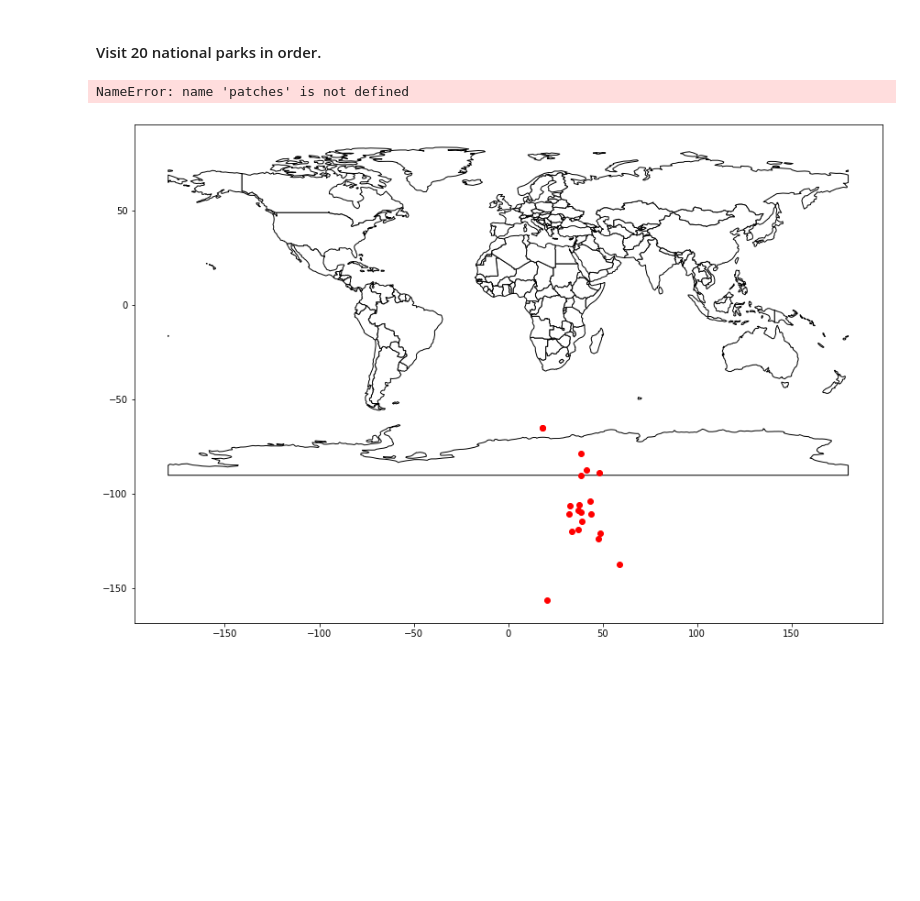
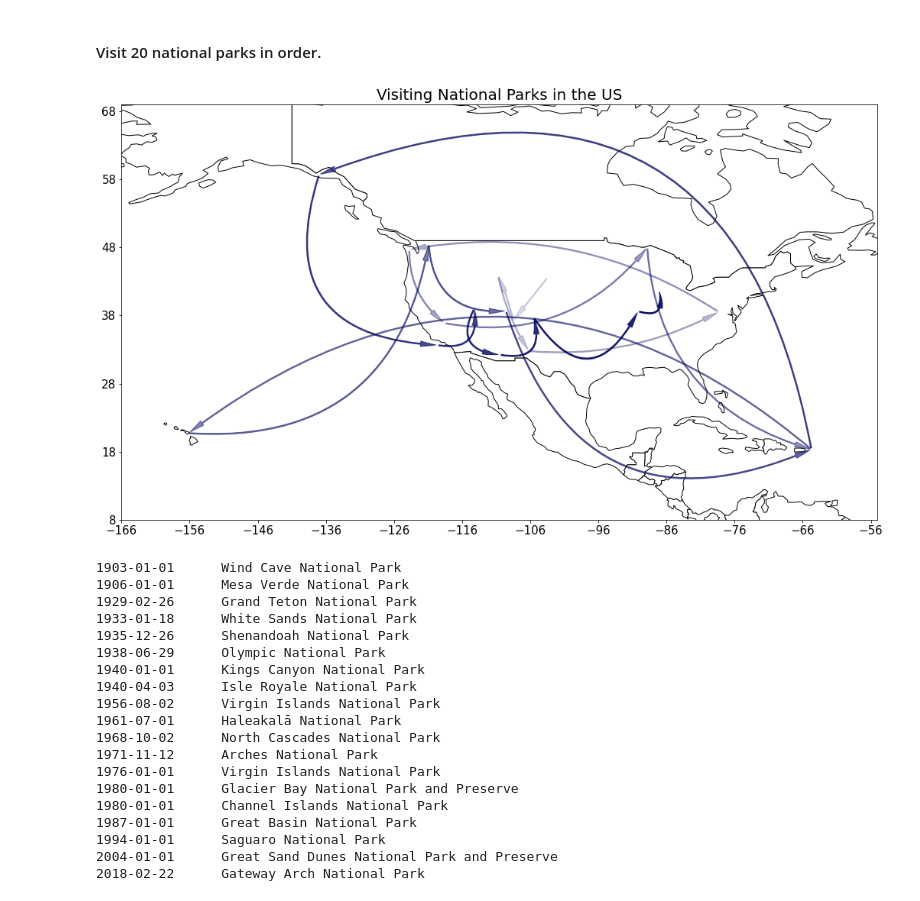
Before and after one commit to mikecafarella/KNP, a Jupyter notebook: examples/KNPSDemo.ipynb, the cells around one changed output. Saved outputs shown, nothing was run; the diff lists cells and outputs as text; code cells hidden in the pictures; blank space fills up the shorter version.

```diff
--- a/examples/KNPSDemo.ipynb
+++ b/examples/KNPSDemo.ipynb
@@ -300,7 +300,25 @@ r.df
 # %% [markdown]
 #### Visit 20 national parks in order.
 # %%
-func_lib.arrow_map(r.df[20:40], 'Inception_P571', 'Lon_Lat_P625', 'entity_subclass_P31Label', 'Visiting National Parks in the US')
+func_lib.arrow_map(parks.df[20:40], 'Inception_P571', 'Lon_Lat_P625', 'entity_subclass_P31Label', 'Visiting National Parks in the US')
 # %% [output]
+[figure, new version]
-NameError: name 'patches' is not defined
+1903-01-01      Wind Cave National Park
+1906-01-01      Mesa Verde National Park
+1929-02-26      Grand Teton National Park
+1933-01-18      White Sands National Park
+1935-12-26      Shenandoah National Park
+1938-06-29      Olympic National Park
+1940-01-01      Kings Canyon National Park
+1940-04-03      Isle Royale National Park
+1956-08-02      Virgin Islands National Park
+1961-07-01      Haleakalā National Park
+1968-10-02      North Cascades National Park
+1971-11-12      Arches National Park
+1976-01-01      Virgin Islands National Park
+1980-01-01      Glacier Bay National Park and Preserve
+1980-01-01      Channel Islands National Park
+1987-01-01      Great Basin National Park
+1994-01-01      Saguaro National Park
+2004-01-01      Great Sand Dunes National Park and Preserve
+2018-02-22      Gateway Arch National Park
-[figure, old version]
```
Also changed, not shown: parts of 9 cells of this notebook, 1 other file.
